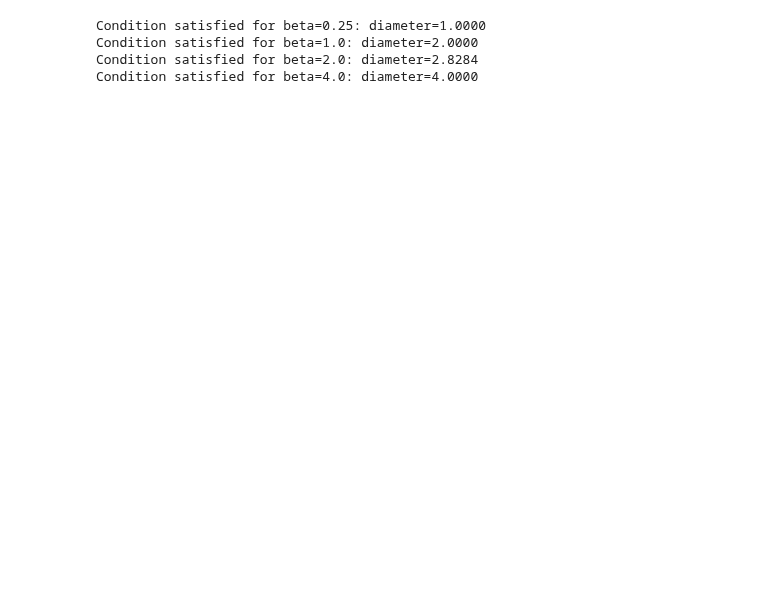
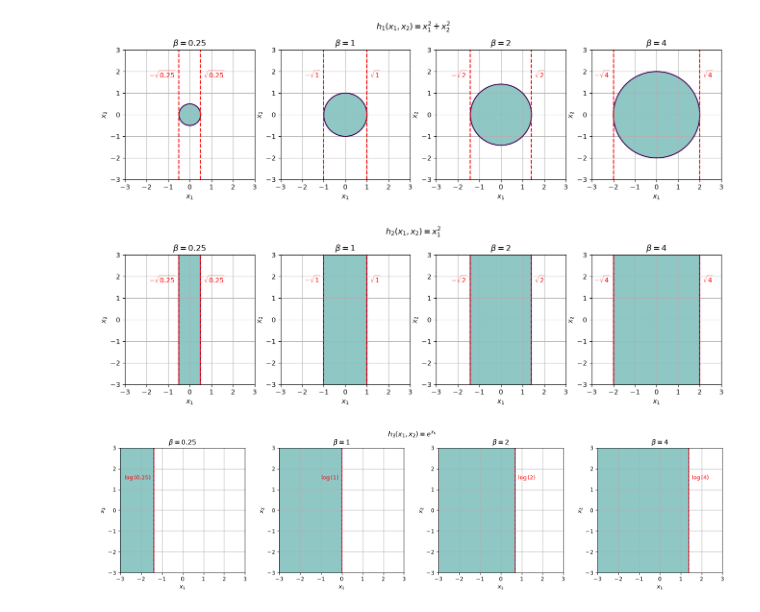
Before and after one commit to mhallan2/metopt, a Jupyter notebook: lab03/lab03_3.ipynb, the cells around one changed output. Cells and saved outputs as stored; diff of their text form; code cells hidden in the pictures; blank space fills up the shorter version.

```diff
--- a/lab03/lab03_3.ipynb
+++ b/lab03/lab03_3.ipynb
@@ -75,13 +16,58 @@ for h, title in functions:
-# %%
-theta = 1.0
-for beta in betas:
-    diameter_h1 = diams[(h1, beta)]
-    if diameter_h1 <= 2.0 * np.sqrt(beta / theta):
-        print(f"Condition satisfied for beta={beta}: diameter={diameter_h1:.4f}")
-    else:
-        print(f"Condition NOT satisfied for beta={beta}: diameter={diameter_h1:.4f}")
-# %% [output]
-Condition satisfied for beta=0.25: diameter=1.0000
-Condition satisfied for beta=1.0: diameter=2.0000
-Condition satisfied for beta=2.0: diameter=2.8284
-Condition satisfied for beta=4.0: diameter=4.0000
+# %%
+betas = [0.25, 1, 2, 4]
+left, right = -3.0, 3.0
+
+X2, X1 = np.mgrid[left:right:400j, left:right:400j]
+funcs = [h1, h2, h3]
+funcs_results = {}
+
+for i, h in enumerate(funcs):
+    title = f"$h_{i + 1}(x_1, x_2)={latex(h)}$"
+    f = lambdify((x1, x2), h, "numpy")
+    Z = f(X1, X2)
+
+    fig, axes = plt.subplots(1, len(betas), figsize=(16, 4))
+
+    for ax, beta in zip(axes, betas):
+        ax.contourf(X1, X2, Z, levels=[Z.min(), beta], alpha=0.5)
+        cs = ax.contour(X1, X2, Z, levels=[beta])
+        points = cs.allsegs[0][0]
+        funcs_results[(h, beta)] = points
+
+        # --- теоретические границы
+        if h in (h1, h2):
+            lines = [-sqrt(beta, evaluate=False), sqrt(beta, evaluate=False)]
+        else:
+            lines = [log(beta, evaluate=False)]
+
+        for line in lines:
+            line_val = float(line)
+
+            ax.axvline(line_val, ls="--", color="red")
+
+            ax.annotate(
+                f"${latex(line)}$",
+                xy=(line_val, 0),
+                xytext=(5 if line_val > 0 else -5, 55),
+                textcoords="offset points",
+                color="red",
+                ha='left' if line_val > 0 else 'right',
+            )
+        # ---
+
+        ax.set(
+            title=rf"$\beta={beta}$",
+            xlabel="$x_1$",
+            ylabel="$x_2$",
+            aspect="equal",
+        )
+        ax.grid()
+
+    fig.suptitle(title)
+
+plt.tight_layout()
+plt.show()
+# %% [output]
+[figure, added]
+[figure, added]
+[figure, added]
```
Also changed, not shown: parts of 7 cells of this notebook, 2 other files.
